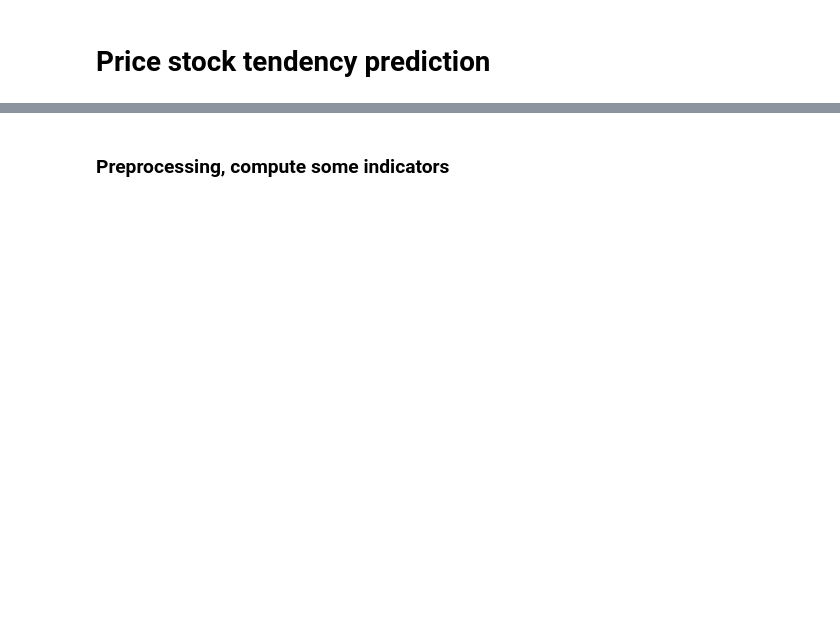
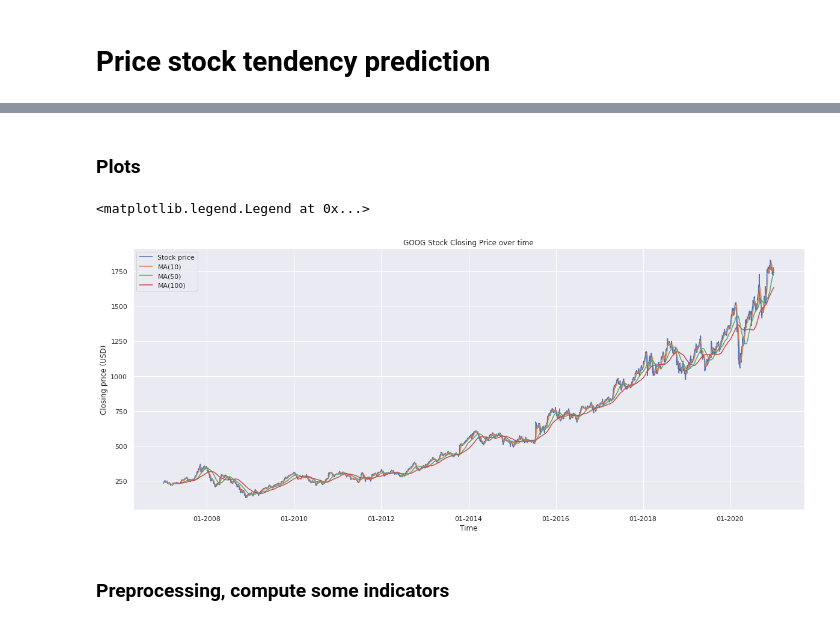
Before and after one commit to Naralas/StonksMarketPrediction, a Jupyter notebook: StockPriceTendencyPrediction.ipynb, the cells around one changed output, grey strips where cells are left out. Saved outputs shown, nothing was run; the diff lists cells and outputs as text; code cells hidden in the pictures; blank space fills up the shorter version.

```diff
--- a/StockPriceTendencyPrediction.ipynb
+++ b/StockPriceTendencyPrediction.ipynb
@@ -4,14 +4,17 @@
 import pandas as pd
 import matplotlib.pyplot as plt
 import matplotlib
+import seaborn as sns
+from tqdm.notebook import trange, tqdm
 
-from DataHelper import get_data, compute_price_difference, compute_tendency
+from DataHelper import *
 
 # increase plot size
 plt.rcParams["figure.figsize"] = (20,8)
 
-font = {'family' : 'DejaVu Sans',
-        'size'   : 20}
+sns.set_theme()
+
+font = {'family' : 'DejaVu Sans', 'size'   : 25}
 
 matplotlib.rc('font', **font)
 # %%
@@ -51,4 +56,32 @@ Close    False
 dtype: bool
+# %% [markdown]
+### Plots
+# %%
+import datetime
+import matplotlib.dates as mdates
+
+N_YEARS = 50
+values = df.tail(365*N_YEARS)[price_column]
+
+x_values = [datetime.datetime.strptime(d,"%Y-%m-%d").date() for d in df.tail(365*N_YEARS).Date]
+ax = plt.gca()
+ax.set(title=f"{QUOTATION} Stock Closing Price over time", ylabel='Closing price (USD)', xlabel='Time')
+
+formatter = mdates.DateFormatter("%m-%Y")
+
+ax.xaxis.set_major_formatter(formatter)
+
+MAs = [10, 50, 100]
+
+plt.plot(x_values, values, label="Stock price")
+
+for val in MAs:
+    plt.plot(x_values, values.rolling(val).mean(), label=f"MA({val})")
+
+plt.legend(loc='best')
+# %% [output]
+<matplotlib.legend.Legend at 0x...>
+[figure, added]
 # %% [markdown]
 ### Preprocessing, compute some indicators
 # %%
```
Also changed, not shown: parts of 29 cells of this notebook, 3 other files.
